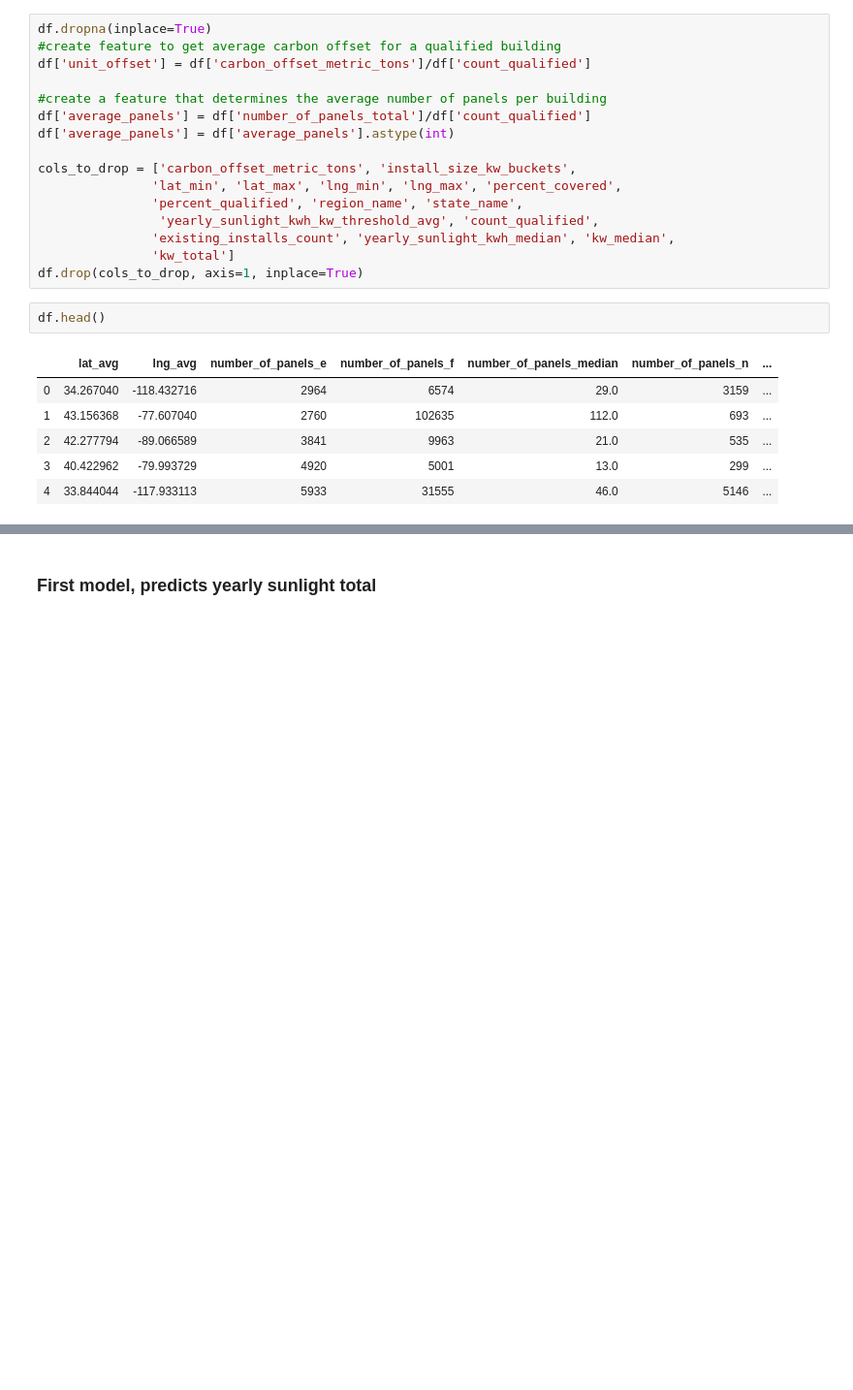
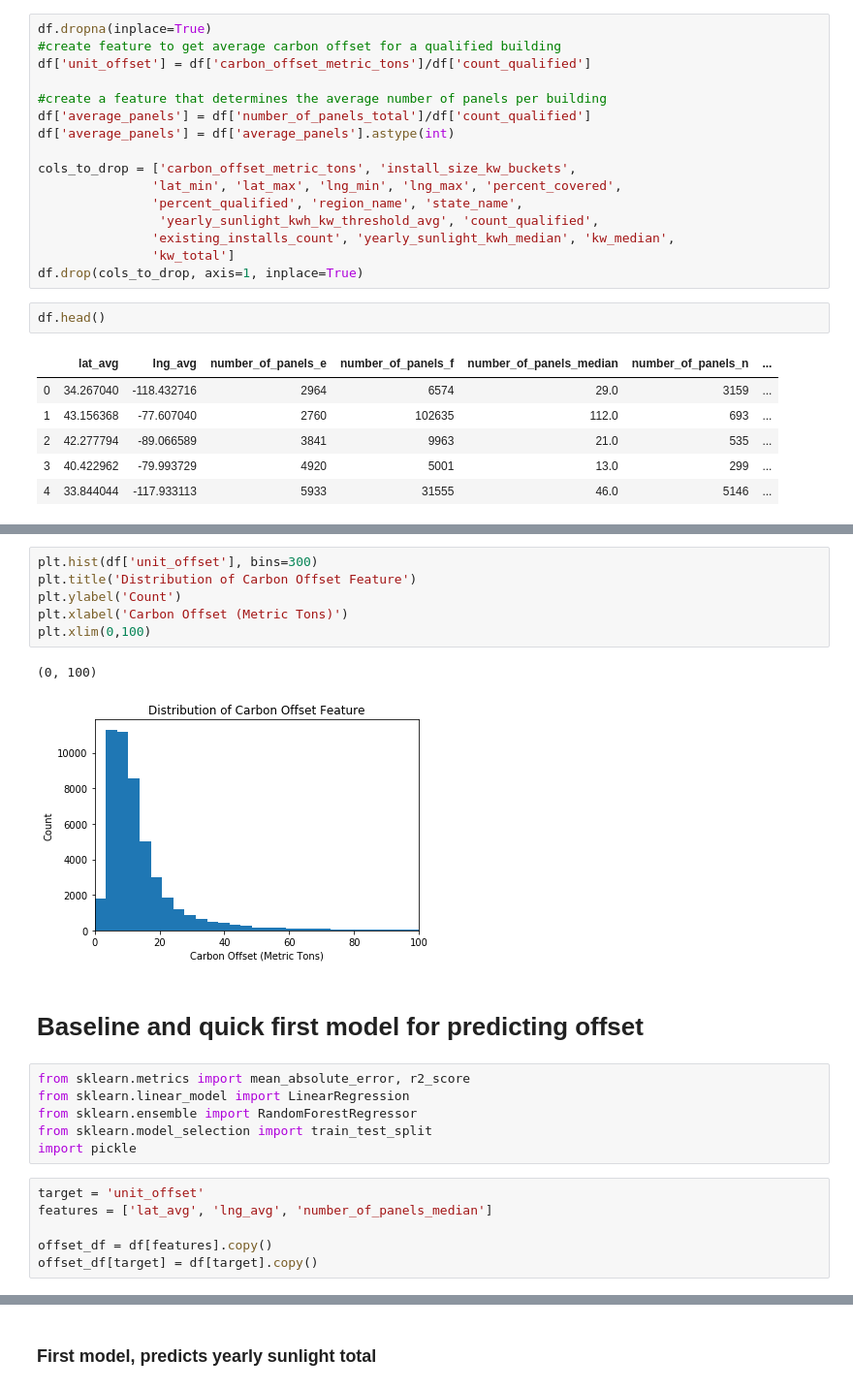
Before and after one commit to jamesluttringer2019/Project_Sunroof, a Jupyter notebook: notebooks/Exploration_and_model_training.ipynb, the cells around one changed output, grey strips where cells are left out. Shown: that part at 97% size. Drawn from its saved outputs; the diff is of its cells as text; blank space fills up the shorter version.

```diff
--- a/notebooks/Exploration_and_model_training.ipynb
+++ b/notebooks/Exploration_and_model_training.ipynb
@@ -53,0 +55,23 @@ sns.heatmap(
+# %%
+plt.hist(df['unit_offset'], bins=300)
+plt.title('Distribution of Carbon Offset Feature')
+plt.ylabel('Count')
+plt.xlabel('Carbon Offset (Metric Tons)')
+plt.xlim(0,100)
+# %% [output]
+(0, 100)
+[figure, added]
+# %% [markdown]
+# Baseline and quick first model for predicting offset
+# %%
+from sklearn.metrics import mean_absolute_error, r2_score
+from sklearn.linear_model import LinearRegression
+from sklearn.ensemble import RandomForestRegressor
+from sklearn.model_selection import train_test_split
+import pickle
+# %%
+target = 'unit_offset'
+features = ['lat_avg', 'lng_avg', 'number_of_panels_median']
+
+offset_df = df[features].copy()
+offset_df[target] = df[target].copy()
```
Also changed, not shown: parts of 41 cells of this notebook.
